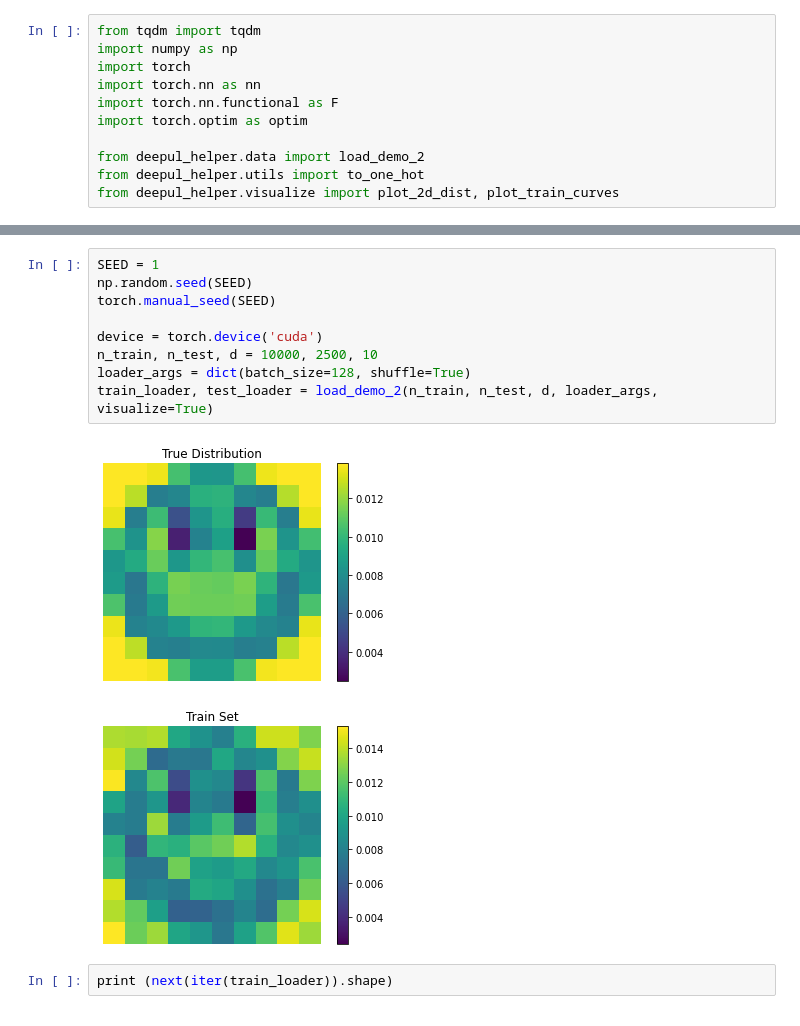
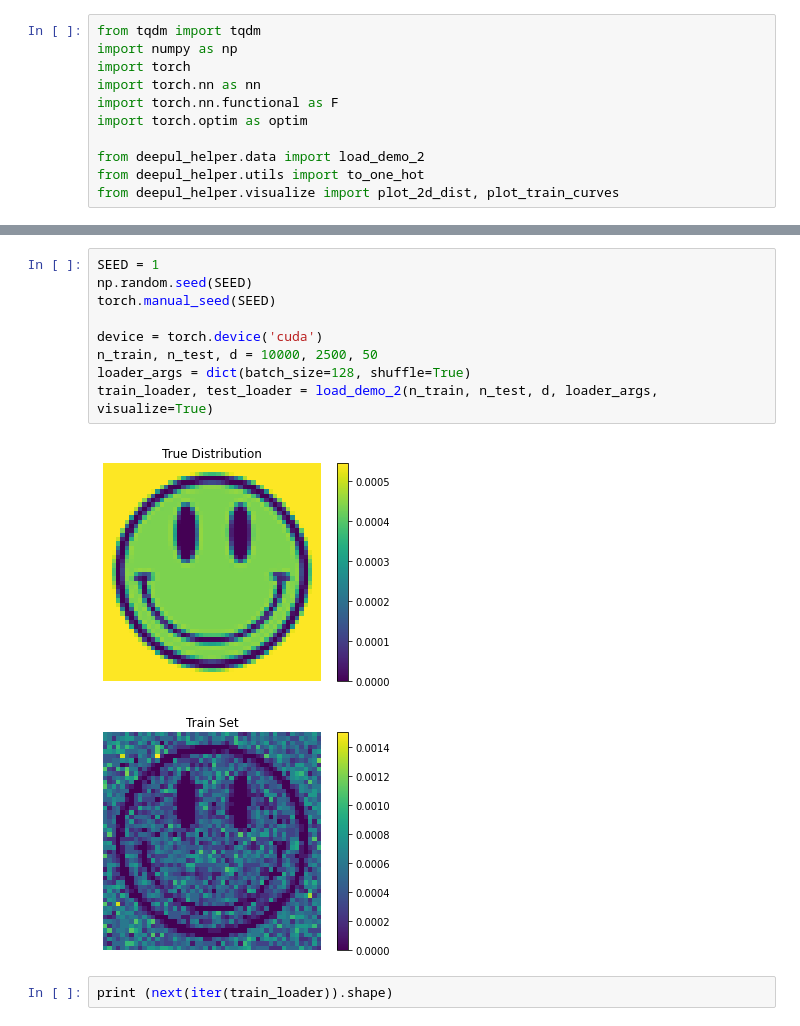
Before and after one commit to ankdesh/LearnTry-ML, a Jupyter notebook: cs294-Deep-Unsupervised-Pieter-Assign/demos/lecture2_autoregressive_models_demos.ipynb, the cells around one changed output, grey strips where cells are left out. Cells and saved outputs as stored; diff of their text form.

```diff
--- a/cs294-Deep-Unsupervised-Pieter-Assign/demos/lecture2_autoregressive_models_demos.ipynb
+++ b/cs294-Deep-Unsupervised-Pieter-Assign/demos/lecture2_autoregressive_models_demos.ipynb
@@ -255,15 +264,15 @@ from deepul_helper.visualize import plot_2d_dist, plot_train_curves
 # %%
 SEED = 1
 np.random.seed(SEED)
 torch.manual_seed(SEED)
 
 device = torch.device('cuda')
-n_train, n_test, d = 10000, 2500, 10
+n_train, n_test, d = 10000, 2500, 50
 loader_args = dict(batch_size=128, shuffle=True)
 train_loader, test_loader = load_demo_2(n_train, n_test, d, loader_args, visualize=True)
 # %% [output]
-[figure, old version]
+[figure, new version]
-[figure, old version]
+[figure, new version]
 # %%
 print (next(iter(train_loader)).shape)
 # %% [output]
```
Also changed, not shown: parts of 6 cells of this notebook.
